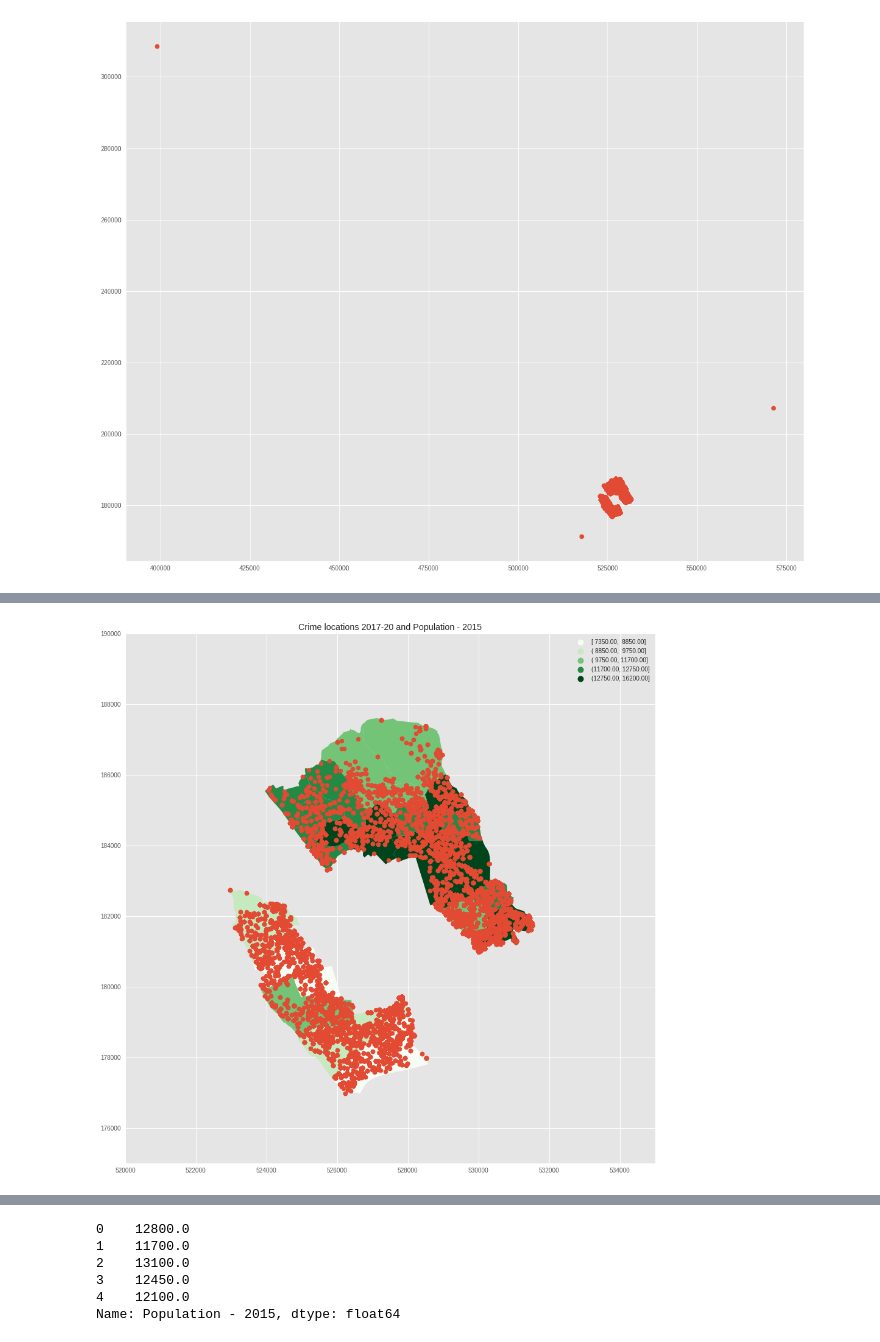
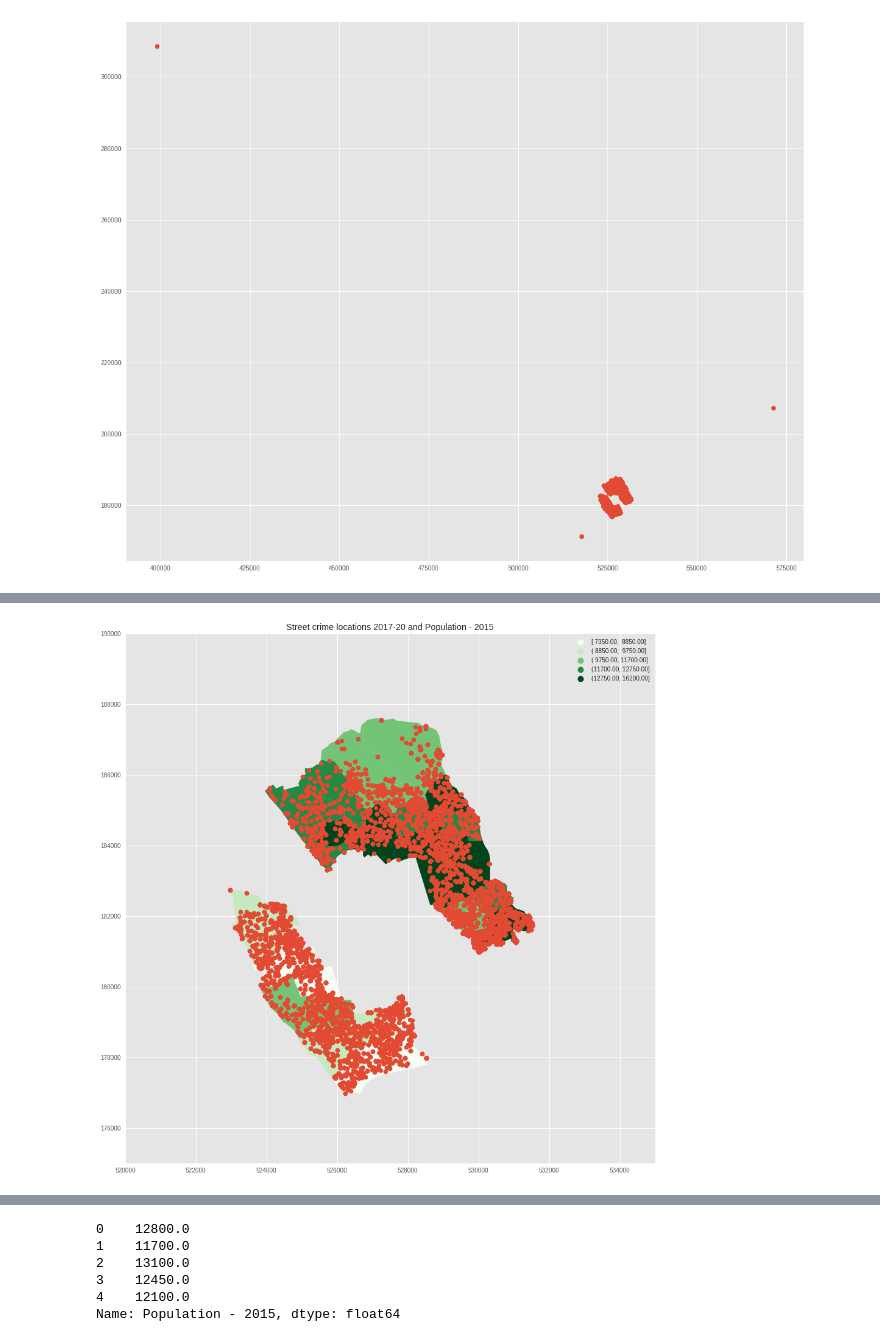
Before and after one commit to naomiburgess/QM2group15, a Jupyter notebook: Chloropleth_map.ipynb, the cells around one changed output, grey strips where cells are left out. Cells and saved outputs as stored; diff of their text form; code cells hidden in the pictures.

```diff
--- a/Chloropleth_map.ipynb
+++ b/Chloropleth_map.ipynb
@@ -328,12 +328,12 @@ crime.plot(ax=ax).get_figure().savefig('crimelocation_employment.png')
 # %%
 ax = df_joined.plot(column='Population - 2015', cmap='Greens', scheme='quantiles', k=5, legend=True)
-plt.title('Crime locations 2017-20 and Population - 2015')
+plt.title('Street crime locations 2017-20 and Population - 2015')
 plt.xlim(520000,535000)
 plt.ylim(175000,190000)
 
 
 crime.plot(ax=ax).get_figure().savefig('crimelocation_population.png')
 # %% [output]
-[figure, old version]
+[figure, new version]
 # %%
 ax = df_joined.plot(column='Median Household income estimate (2012/13)', cmap='Greens', scheme='quantiles', k=5, legend=True)
```
Also changed, not shown: parts of 25 cells of this notebook.
